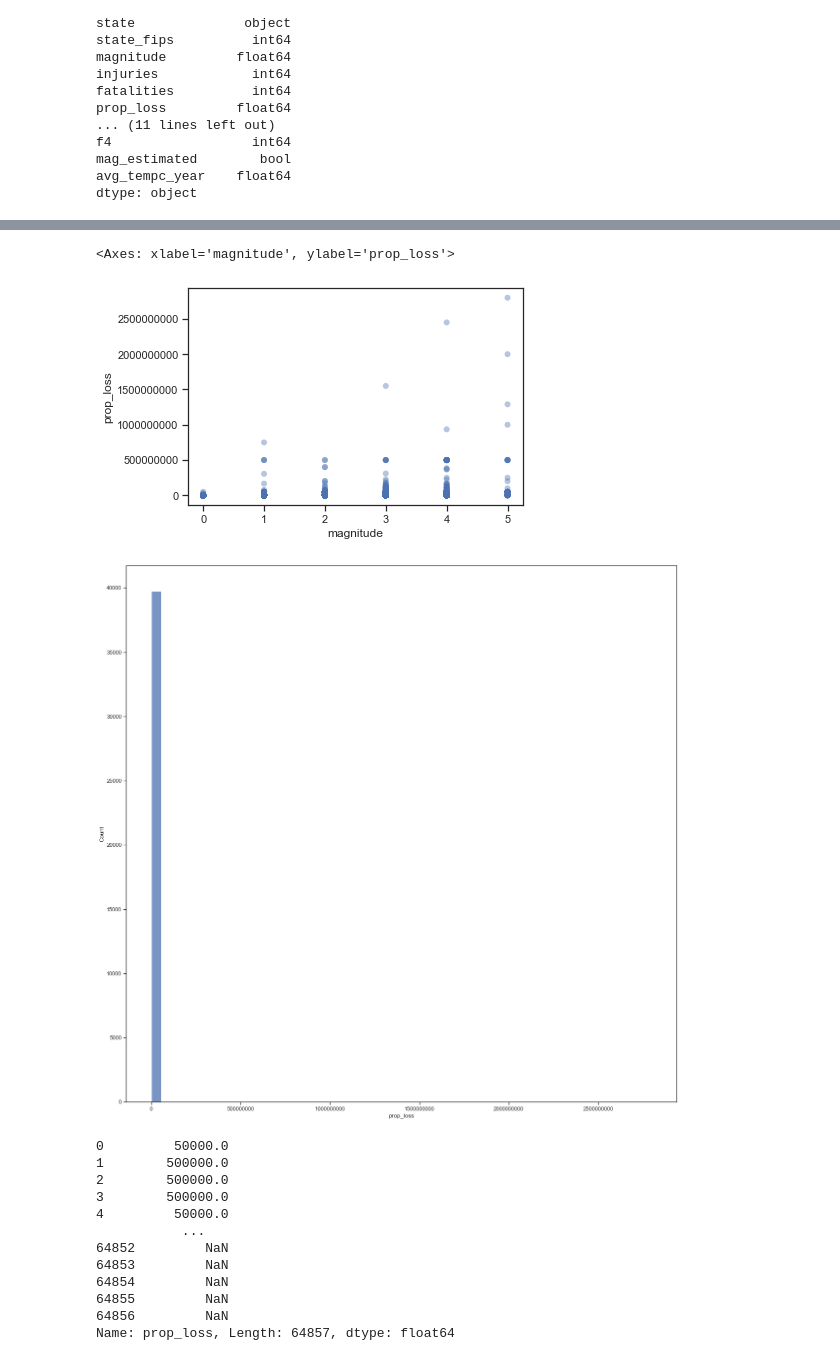
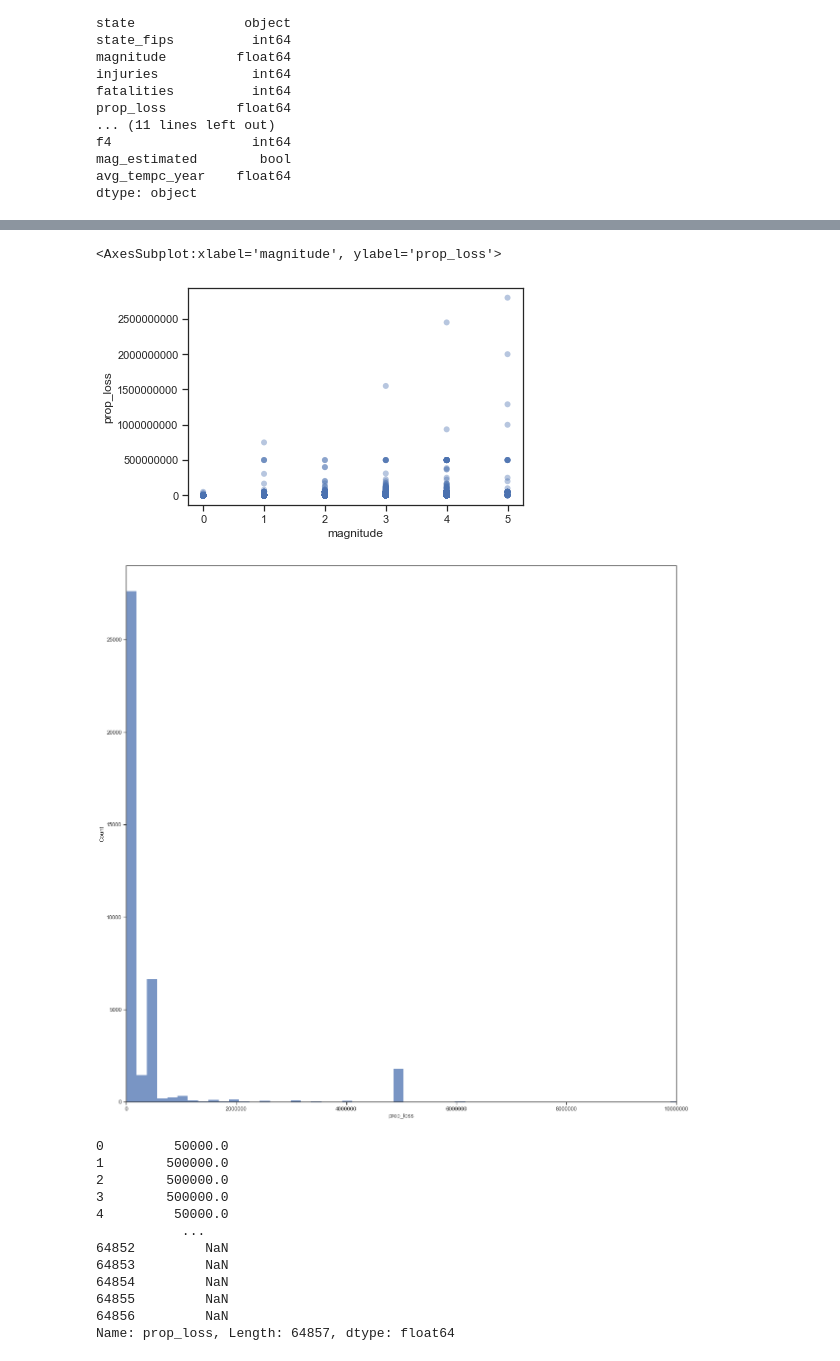
Before and after one commit to Kanustu/LHL_midterm_project, a Jupyter notebook: notebooks/3_eda.ipynb, the cells around one changed output, grey strips where cells are left out. Cells and saved outputs as stored; diff of their text form; code cells hidden in the pictures.

```diff
--- a/notebooks/3_eda.ipynb
+++ b/notebooks/3_eda.ipynb
@@ -107,7 +129,7 @@ def fig_size(height, width):
 
     Usage:
         This function is used to specify the dimensions (height and width) of a Matplotlib
-        figure before creating a plot. It allows you to control the size of the output plot.
+        figure before creating a plot. It allows you to control the size of the output plot."""
 
     plt.figure(figsize=(height, width))
 # %%
@@ -117,7 +139,7 @@ def large_axis_numbers():
 
     Usage:
         Call this function before creating a Matplotlib plot to ensure that axis tick labels
-        are displayed in plain formatting (not scientific notation).
+        are displayed in plain formatting (not scientific notation)."""
 
     plt.ticklabel_format(useOffset=False, style='plain')
 # %%
@@ -270,18 +307,19 @@ large_axis_numbers()
 sns.scatterplot(data=temp_df, y="prop_loss", x="magnitude", edgecolor = 'none'
                 ,alpha = .4)
 # %% [output]
-<Axes: xlabel='magnitude', ylabel='prop_loss'>
+<AxesSubplot:xlabel='magnitude', ylabel='prop_loss'>
 [figure]
 # %%
 # histogram of property loss values ?????
 fig_size(20,20)
 large_axis_numbers()
 data = clean_df['prop_loss']
-sns.histplot(data=clean_df, x=data,bins=50)
+plot = sns.histplot(data=clean_df, x=data, bins=15000)
+plot.set_xlim(0, 10000000)
 plt.show()
 data
 # %% [output]
-[figure, old version]
+[figure, new version]
 0         50000.0
 1        500000.0
 2        500000.0
```
Also changed, not shown: parts of 12 cells of this notebook, 2 other files.
